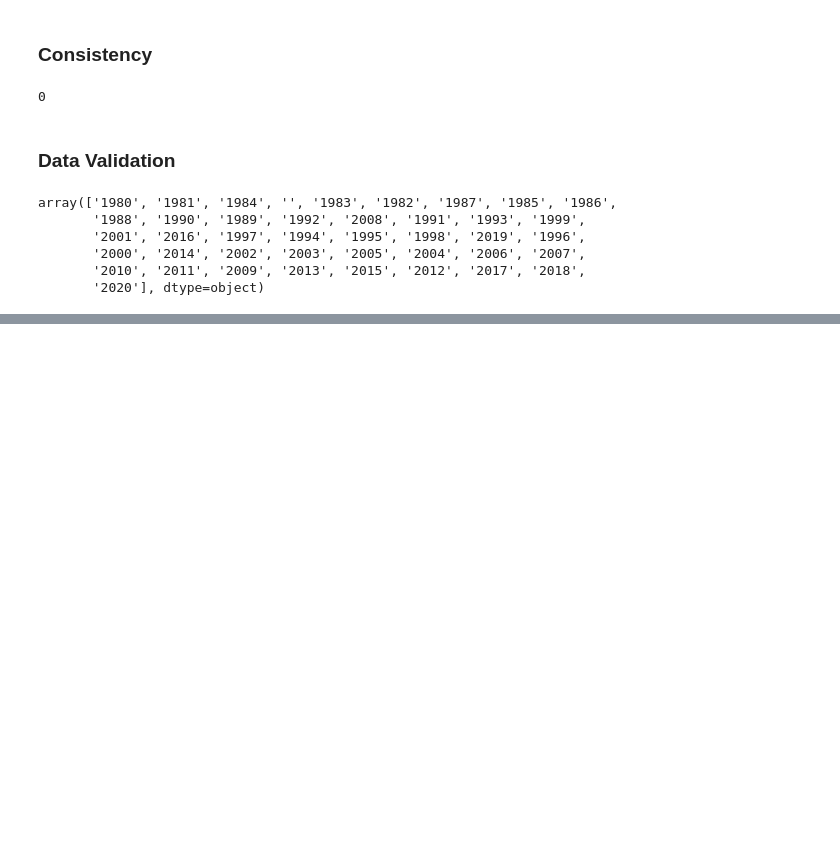
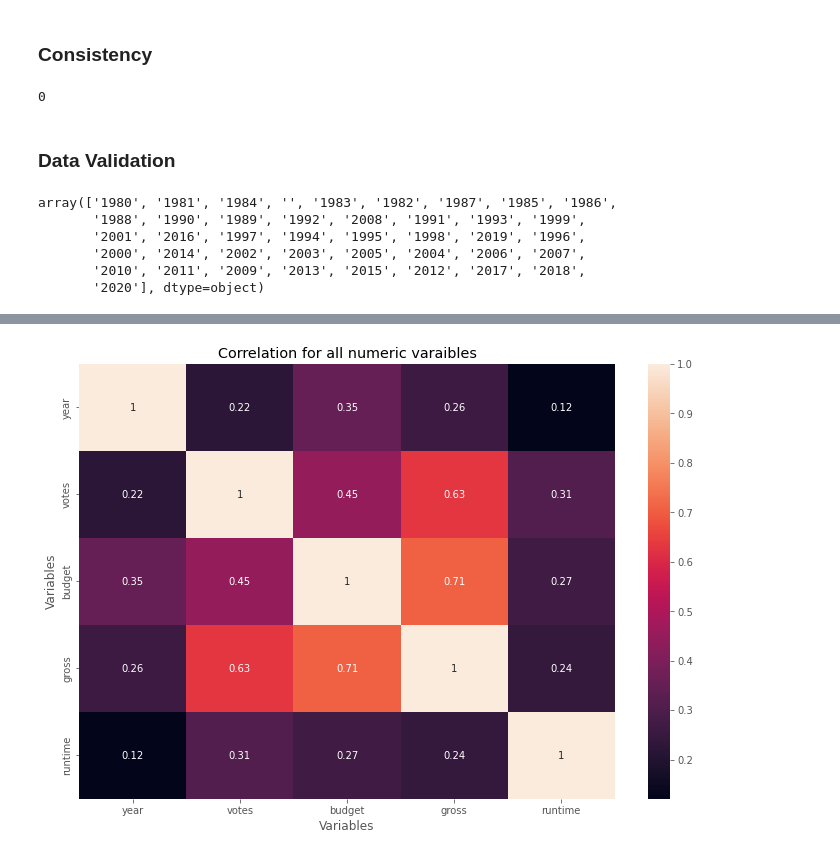
Before and after one commit to GlendahMoraa/MoviesRep, a Jupyter notebook: Movies.ipynb, the cells around one changed output, grey strips where cells are left out. Cells and saved outputs as stored; diff of their text form; code cells hidden in the pictures; blank space fills up the shorter version.

```diff
--- a/Movies.ipynb
+++ b/Movies.ipynb
@@ -160,0 +158,4 @@ Movies.describe()
+# %%
+#Correlation Matric
+correlation_matrix = Movies.corr()
+correlation_matrix
@@ -160,0 +169,9 @@ Movies.describe()
+# %%
+# Heatmap for the core;ation matris
+sns.heatmap(correlation_matrix, annot=True)
+plt.title("Correlation for all numeric varaibles")
+plt.xlabel("Variables")
+plt.ylabel("Variables")
+plt.show()
+# %% [output]
+[figure, added]
```
Also changed, not shown: parts of 13 cells of this notebook.
